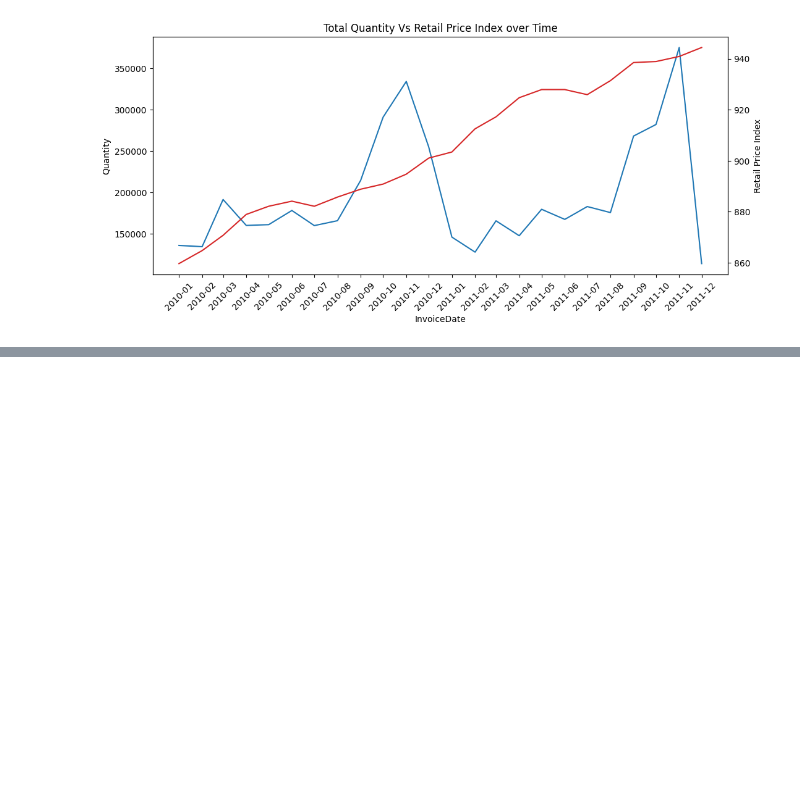
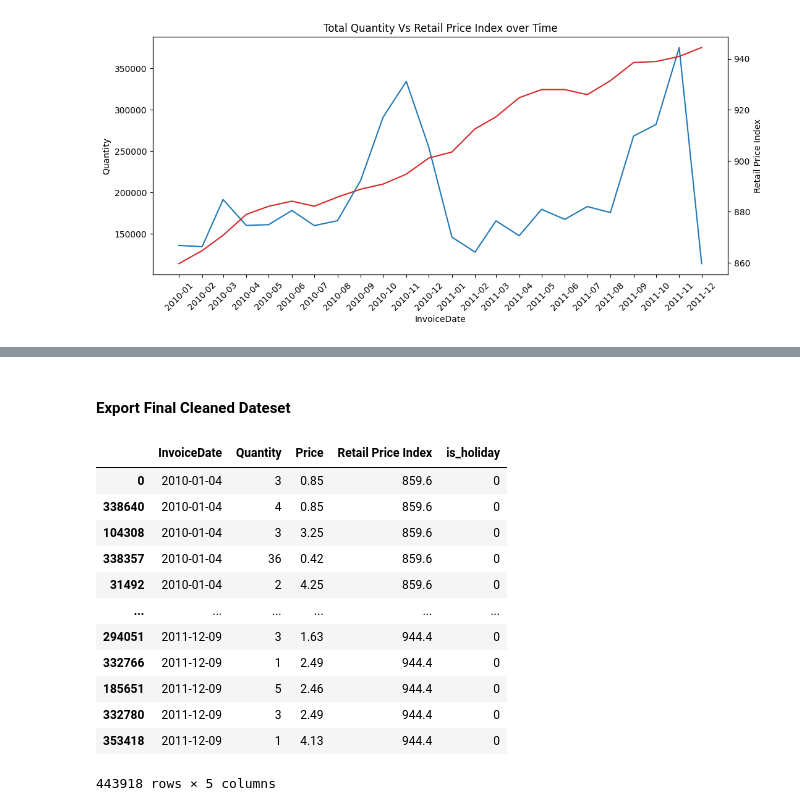
Before and after one commit to KaungSiThu-Sallius/SafePrice-Simulator, a Jupyter notebook: notebooks/1_data_preparation_eda.ipynb, the cells around one changed output, grey strips where cells are left out. Saved outputs shown, nothing was run; the diff lists cells and outputs as text; code cells hidden in the pictures; blank space fills up the shorter version.

```diff
--- a/notebooks/1_data_preparation_eda.ipynb
+++ b/notebooks/1_data_preparation_eda.ipynb
@@ -379,0 +395,26 @@ plt.show()
+# %% [markdown]
+#### Export Final Cleaned Dateset
+# %%
+retail_df_final["is_holiday"] = np.where(retail_df_final['Event_Name']=='Normal Day', 0, 1)
+
+retail_df_final = retail_df_final.drop(['InvoiceDate', 'Month', 'StockCode', 'Event_Name'], axis=1)
+
+retail_df_final.rename({"FullDate": "InvoiceDate"}, inplace=True, axis=1)
+
+retail_df_final.to_csv(os.path.join(cleaned_data_path, "final_cleaned_retail_dataset.csv"), index=None)
+# %%
+retail_df_final
+# %% [output]
+|  | InvoiceDate | Quantity | Price | Retail Price Index | is_holiday |
+| 0 | 2010-01-04 | 3 | 0.85 | 859.6 | 0 |
+| 338640 | 2010-01-04 | 4 | 0.85 | 859.6 | 0 |
+| 104308 | 2010-01-04 | 3 | 3.25 | 859.6 | 0 |
+| 338357 | 2010-01-04 | 36 | 0.42 | 859.6 | 0 |
+| 31492 | 2010-01-04 | 2 | 4.25 | 859.6 | 0 |
+| ... | ... | ... | ... | ... | ... |
+| 294051 | 2011-12-09 | 3 | 1.63 | 944.4 | 0 |
+| 332766 | 2011-12-09 | 1 | 2.49 | 944.4 | 0 |
+| 185651 | 2011-12-09 | 5 | 2.46 | 944.4 | 0 |
+| 332780 | 2011-12-09 | 3 | 2.49 | 944.4 | 0 |
+| 353418 | 2011-12-09 | 1 | 4.13 | 944.4 | 0 |
+443918 rows × 5 columns
```
Also changed, not shown: parts of 11 cells of this notebook, 8 other files.
